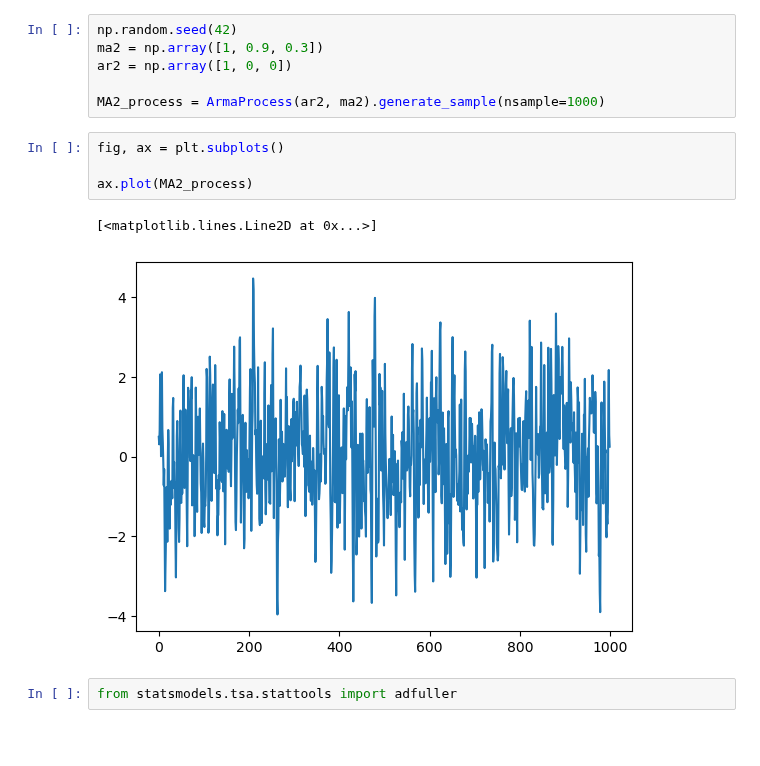
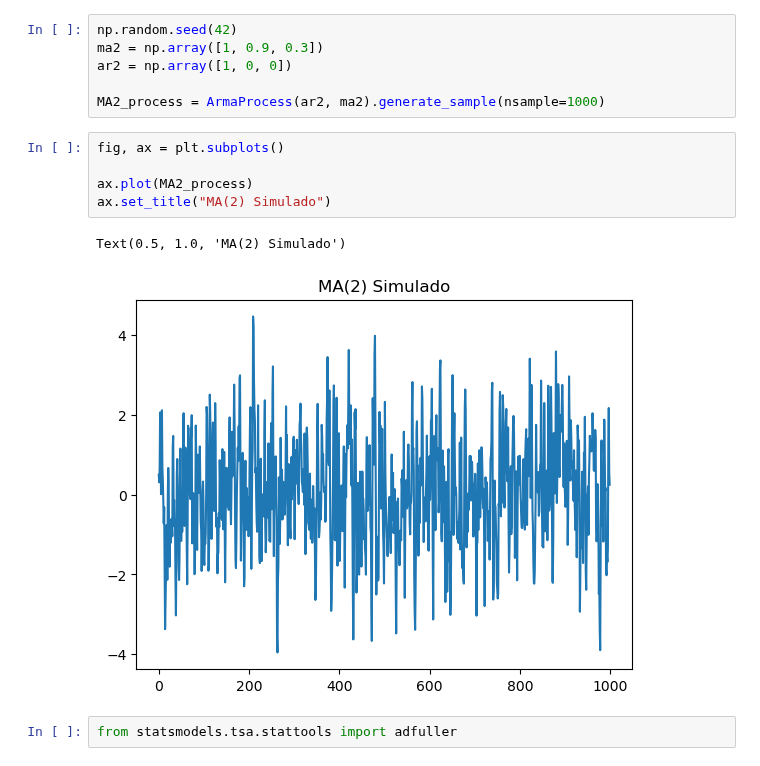
Before and after one commit to Daveztat/SARIMA_LTSM, a Jupyter notebook: SARIMA.ipynb, the cells around one changed output. Saved outputs shown, nothing was run; the diff lists cells and outputs as text; blank space fills up the shorter version.

```diff
--- a/SARIMA.ipynb
+++ b/SARIMA.ipynb
@@ -14,10 +14,11 @@ MA2_process = ArmaProcess(ar2, ma2).generate_sample(nsample=1000)
 # %%
 fig, ax = plt.subplots()
 
 ax.plot(MA2_process)
+ax.set_title("MA(2) Simulado")
 # %% [output]
-[<matplotlib.lines.Line2D at 0x...>]
+Text(0.5, 1.0, 'MA(2) Simulado')
-[figure, old version]
+[figure, new version]
 # %%
 from statsmodels.tsa.stattools import adfuller
 # %%
```
